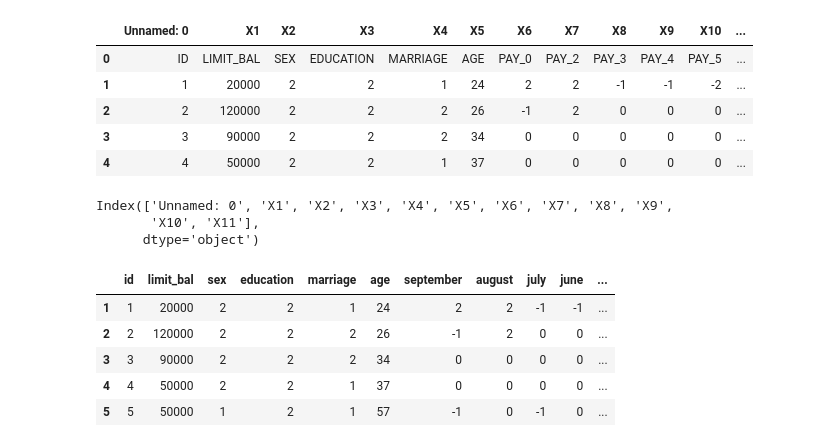
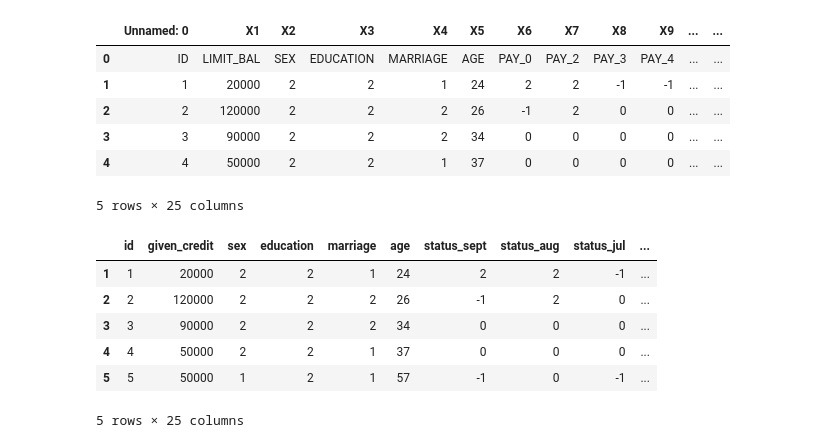
Before and after one commit to FLPSP/Credit-card, a Jupyter notebook: Credit Card.ipynb, the cells around one changed output. Saved outputs shown, nothing was run; the diff lists cells and outputs as text; code cells hidden in the pictures.

```diff
--- a/Credit Card.ipynb
+++ b/Credit Card.ipynb
@@ -2,33 +2,30 @@
 import pandas as pd
 # %%
 db_credit = pd.read_excel(r'C:\Users\Felipe\Desktop\Credit Card\credit.xls')
-# %%
-db_credit.drop(columns=['X12','X13','X14','X15', 'X16', 'X17', 'X18', 'X19','X20','X21','X22', 'X23', 'Y'], inplace = True)
 # %%
 db_credit.head()
 # %% [output]
-|  | Unnamed: 0 | X1 | X2 | X3 | X4 | X5 | X6 | X7 | X8 | X9 | X10 | ... |
-| 0 | ID | LIMIT_BAL | SEX | EDUCATION | MARRIAGE | AGE | PAY_0 | PAY_2 | PAY_3 | PAY_4 | PAY_5 | ... |
-| 1 | 1 | 20000 | 2 | 2 | 1 | 24 | 2 | 2 | -1 | -1 | -2 | ... |
-| 2 | 2 | 120000 | 2 | 2 | 2 | 26 | -1 | 2 | 0 | 0 | 0 | ... |
-| 3 | 3 | 90000 | 2 | 2 | 2 | 34 | 0 | 0 | 0 | 0 | 0 | ... |
-| 4 | 4 | 50000 | 2 | 2 | 1 | 37 | 0 | 0 | 0 | 0 | 0 | ... |
+|  | Unnamed: 0 | X1 | X2 | X3 | X4 | X5 | X6 | X7 | X8 | X9 | ... | ... |
+| 0 | ID | LIMIT_BAL | SEX | EDUCATION | MARRIAGE | AGE | PAY_0 | PAY_2 | PAY_3 | PAY_4 | ... | ... |
+| 1 | 1 | 20000 | 2 | 2 | 1 | 24 | 2 | 2 | -1 | -1 | ... | ... |
+| 2 | 2 | 120000 | 2 | 2 | 2 | 26 | -1 | 2 | 0 | 0 | ... | ... |
+| 3 | 3 | 90000 | 2 | 2 | 2 | 34 | 0 | 0 | 0 | 0 | ... | ... |
+| 4 | 4 | 50000 | 2 | 2 | 1 | 37 | 0 | 0 | 0 | 0 | ... | ... |
+5 rows × 25 columns
-# %%
-db_credit.columns
-# %% [output]
-Index(['Unnamed: 0', 'X1', 'X2', 'X3', 'X4', 'X5', 'X6', 'X7', 'X8', 'X9',
-       'X10', 'X11'],
-      dtype='object')
 # %%
-db_credit.rename(columns={'Unnamed: 0':'id', 'X1':'limit_bal', 'X2':'sex', 'X3':'education', 'X4':'marriage',
-                          'X5': 'age', 'X6':'september', 'X7':'august', 'X8':'july', 'X9':'june',
-                          'X10':'march', 'X11':'april'}, inplace = True)
+db_credit.rename(columns={'Unnamed: 0':'id', 'X1':'given_credit', 'X2':'sex', 'X3':'education', 'X4':'marriage',
+                          'X5': 'age', 'X6':'status_sept', 'X7':'status_aug', 'X8':'status_jul', 'X9':'status_jun',
+                          'X10':'status_mar','X11':'status_apr','X12':'amount_bill_sept', 'X13':'amount_bill_aug',
+                          'X14':'amount_bill_jul','X15':'amount_bill_jun', 'X16':'amount_bill_mar','X17':'amount_bill_apr',
+                          'X18':'payment_bill_sept','X19':'payment_bill_aug','X20':'payment_bill_jul','X21':'payment_bill_jun',
+                          'X22':'payment_bill_mar','X23':'payment_bill_apr', 'Y':'default_payment_next_month'}, inplace = True)
 db_credit.drop(0, axis = 0, inplace = True)
 db_credit.head()
 # %% [output]
-|  | id | limit_bal | sex | education | marriage | age | september | august | july | june | ... |
-| 1 | 1 | 20000 | 2 | 2 | 1 | 24 | 2 | 2 | -1 | -1 | ... |
-| 2 | 2 | 120000 | 2 | 2 | 2 | 26 | -1 | 2 | 0 | 0 | ... |
-| 3 | 3 | 90000 | 2 | 2 | 2 | 34 | 0 | 0 | 0 | 0 | ... |
-| 4 | 4 | 50000 | 2 | 2 | 1 | 37 | 0 | 0 | 0 | 0 | ... |
-| 5 | 5 | 50000 | 1 | 2 | 1 | 57 | -1 | 0 | -1 | 0 | ... |
+|  | id | given_credit | sex | education | marriage | age | status_sept | status_aug | status_jul | ... |
+| 1 | 1 | 20000 | 2 | 2 | 1 | 24 | 2 | 2 | -1 | ... |
+| 2 | 2 | 120000 | 2 | 2 | 2 | 26 | -1 | 2 | 0 | ... |
+| 3 | 3 | 90000 | 2 | 2 | 2 | 34 | 0 | 0 | 0 | ... |
+| 4 | 4 | 50000 | 2 | 2 | 1 | 37 | 0 | 0 | 0 | ... |
+| 5 | 5 | 50000 | 1 | 2 | 1 | 57 | -1 | 0 | -1 | ... |
+5 rows × 25 columns
```
Also changed, not shown: parts of 2 cells of this notebook.
